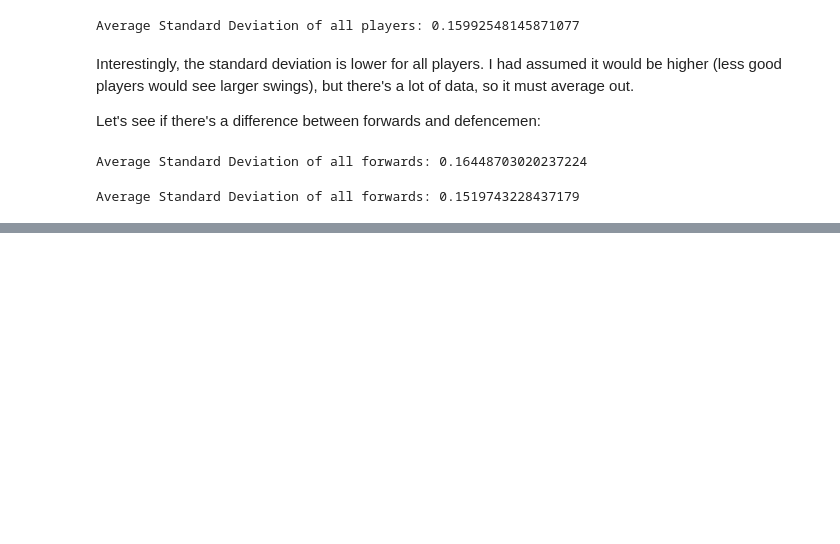
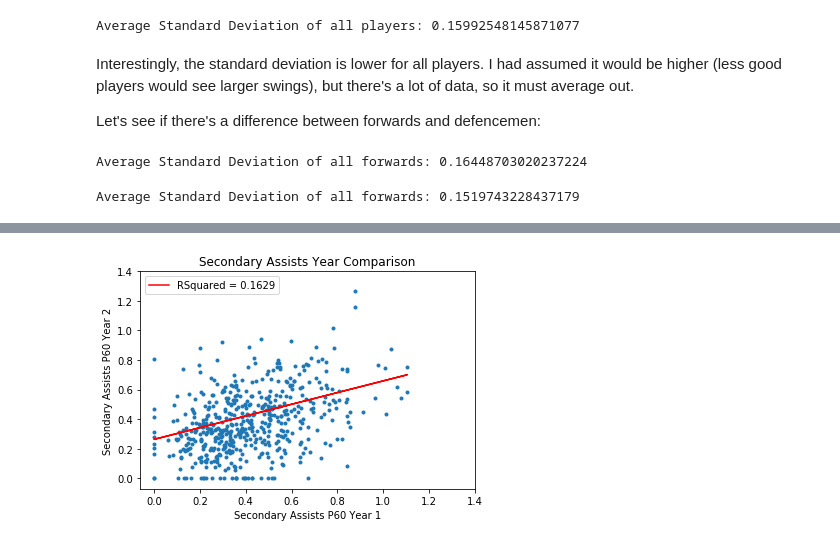
Before and after one commit to dbasilio/data-analysis-hockey, a Jupyter notebook: secondary-assists-analysis.ipynb, the cells around one changed output, grey strips where cells are left out. Drawn from its saved outputs; the diff is of its cells as text; code cells hidden in the pictures; blank space fills up the shorter version.

```diff
--- a/secondary-assists-analysis.ipynb
+++ b/secondary-assists-analysis.ipynb
@@ -203,0 +252,31 @@ NameError: name 'henrik' is not defined
+# %%
+def get_reshaped_line_of_best_fit(reshaped_data):
+    sap60_year1 = reshaped_data['SAP60_Year1']
+    sap60_year2 = reshaped_data['SAP60_Year2']
+    x = sm.add_constant(sap60_year2)
+    result = sm.OLS(sap60_year1, x).fit()
+    return result
+# %%
+def plot_scatter_with_lobf(reshaped_data, ols_results):
+    intercept, slope = ols_results.params
+    sap60_year1 = reshaped_data['SAP60_Year1']
+    plt.scatter(reshaped_data['SAP60_Year1'], reshaped_data['SAP60_Year2'], marker='.')
+    plt.plot(
+        sap60_year1,
+        intercept + slope*sap60_year1,
+        color="red",
+        label=f"RSquared = {round(ols_results.rsquared, 4)}",
+    )
+    ticks = [0.0, 0.2, 0.4, 0.6, 0.8, 1.0, 1.2, 1.4]
+    plt.xlabel("Secondary Assists P60 Year 1")
+    plt.xticks(ticks)
+    plt.ylabel("Secondary Assists P60 Year 2")
+    plt.yticks(ticks)
+    plt.title("Secondary Assists Year Comparison")
+    plt.legend()
+    plt.show()
+# %%
+ols_results_1516 = get_reshaped_line_of_best_fit(reshaped_data_1516)
+plot_scatter_with_lobf(reshaped_data_1516, ols_results_1516)
+# %% [output]
+[figure, added]
```
Also changed, not shown: parts of 19 cells of this notebook.
